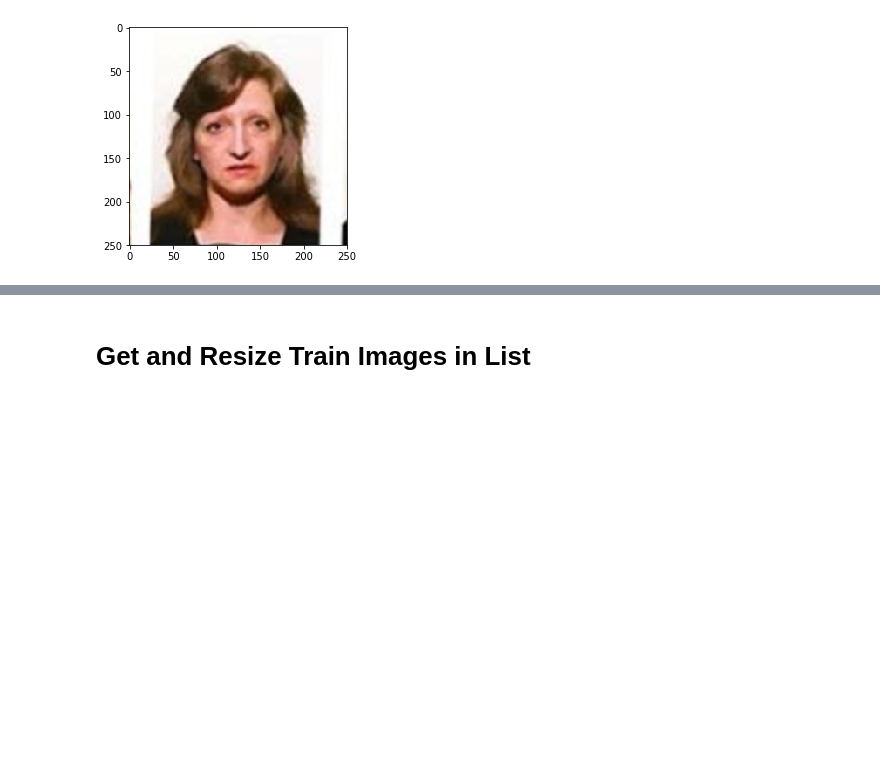
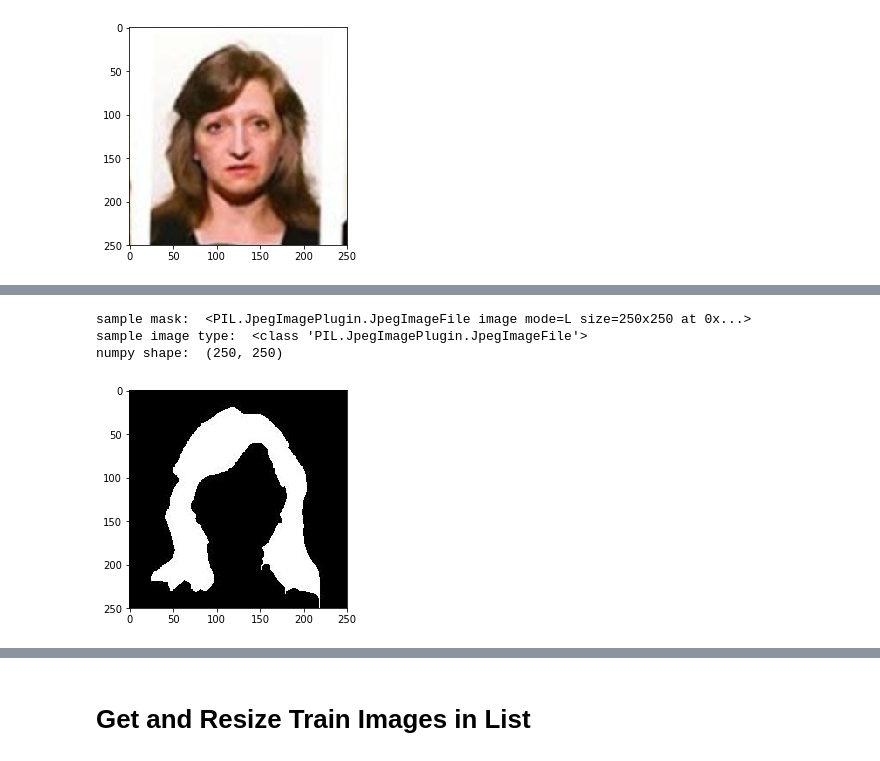
Before and after one commit to maxkim16/CS599_ImageSegmentation, a Jupyter notebook: assignment3_maxkim.ipynb, the cells around one changed output, grey strips where cells are left out. Saved outputs shown, nothing was run; the diff lists cells and outputs as text; code cells hidden in the pictures; blank space fills up the shorter version.

```diff
--- a/assignment3_maxkim.ipynb
+++ b/assignment3_maxkim.ipynb
@@ -52,0 +61,15 @@ plt.imshow(cv2.cvtColor(imO, cv2.COLOR_BGR2RGB)) # now RGB!
+# %%
+# using scikit image
+sample_mask = Image.open('data/training_masks/train_mask_1.jpg')
+print("sample mask: ", sample_mask)
+print("sample image type: ",type(sample_mask))
+plt.imshow(sample_mask)
+
+# after converting it into numpy array
+sample_mask = np.array(sample_mask) # convert to JpegImage to numpy array
+print("numpy shape: ", sample_mask.shape)
+# %% [output]
+sample mask:  <PIL.JpegImagePlugin.JpegImageFile image mode=L size=250x250 at 0x...>
+sample image type:  <class 'PIL.JpegImagePlugin.JpegImageFile'>
+numpy shape:  (250, 250)
+[figure, added]
```
Also changed, not shown: parts of 10 cells of this notebook, 1 other file.
